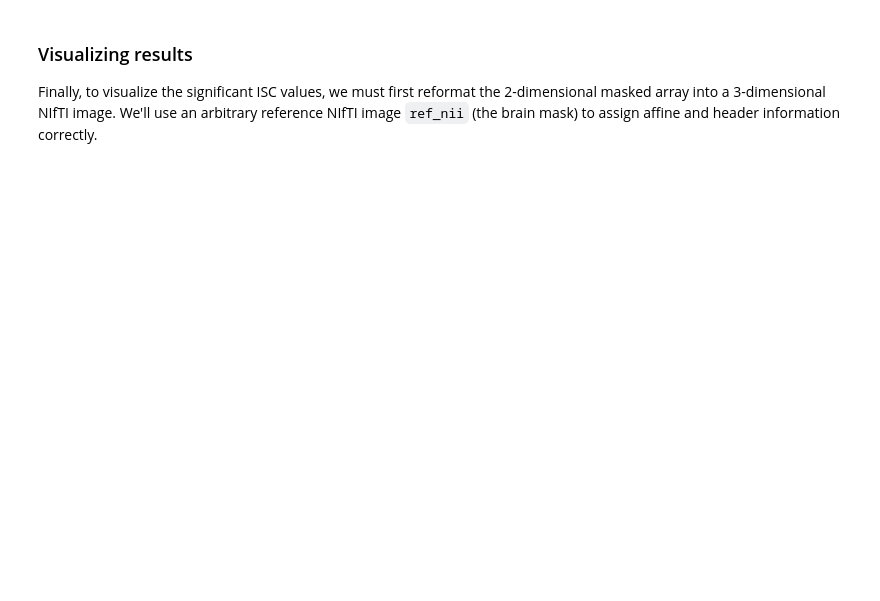
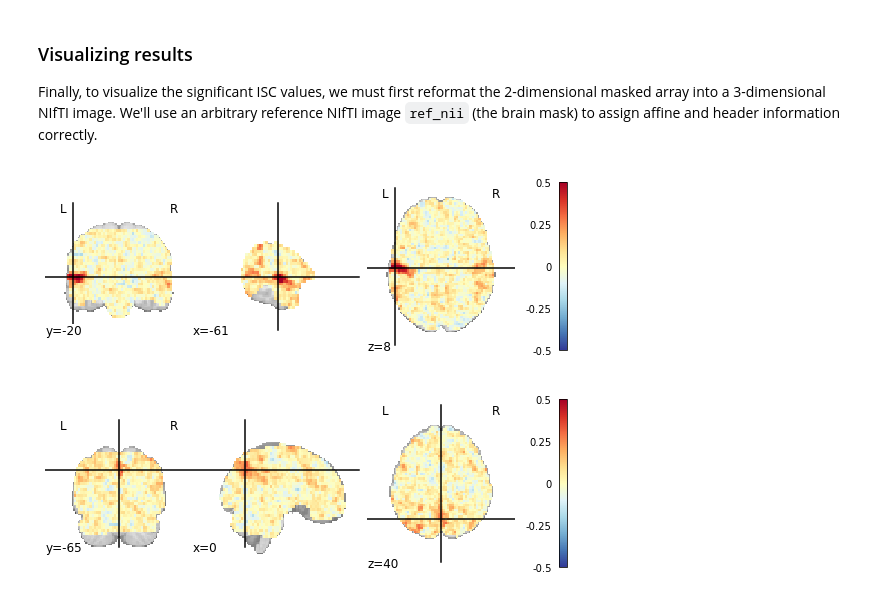
Before and after one commit to eyalhizmi/Machine-learning-methods-for-fMRI-signal-analysis, a Jupyter notebook: tutorials/isc_isfc-Correlation_Map.ipynb, the cells around one changed output. Saved outputs shown, nothing was run; the diff lists cells and outputs as text; code cells hidden in the pictures; blank space fills up the shorter version.

```diff
--- a/tutorials/isc_isfc-Correlation_Map.ipynb
+++ b/tutorials/isc_isfc-Correlation_Map.ipynb
@@ -332,3 +409,12 @@ Since we didn't supply a `summary_statistic` in the `isc` call, we get an ISC va
 # %% [markdown]
 ### Visualizing results
 Finally, to visualize the significant ISC values, we must first reformat the 2-dimensional masked array into a 3-dimensional NIfTI image. We'll use an arbitrary reference NIfTI image `ref_nii` (the brain mask) to assign affine and header information correctly.
+# %%
+subject_num = 2
+# Create empty 3D image and populate
+# with thresholded ISC values
+isc_img = np.full(ref_nii.shape, np.nan)
+isc_img[mask_coords] = iscs[subject_num,:]
+
+# Convert to NIfTI image
+isc_nii = nib.Nifti1Image(isc_img, ref_nii.affine, ref_nii.header)
@@ -334,0 +424,18 @@ Finally, to visualize the significant ISC values, we must first reformat the 2-d
+# %%
+# Plot slices at coordinates -61, -20, 8
+plot_stat_map(
+    isc_nii,
+    cmap='RdYlBu_r',
+    vmax=.5,
+    cut_coords=(-61, -20, 8))
+
+# Plot slices at coordinates 0, -65, 40
+plot_stat_map(
+    isc_nii,
+    cmap='RdYlBu_r',
+    vmax=.5,
+    cut_coords=(0, -65, 40))
+plt.show()
+# %% [output]
+[figure, added]
+[figure, added]
```
Also changed, not shown: parts of 16 cells of this notebook.
